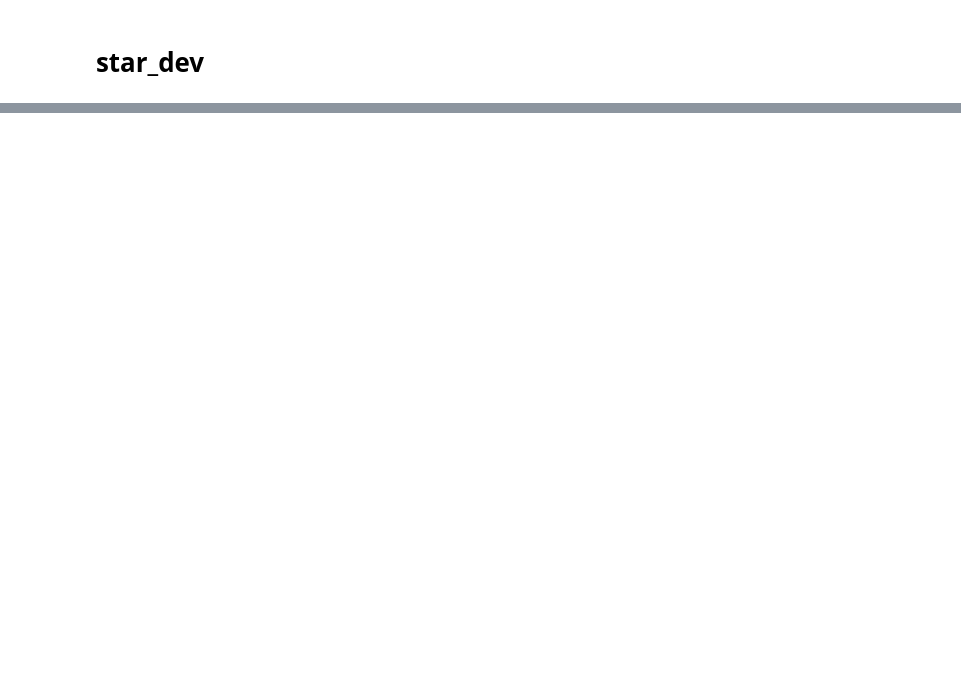
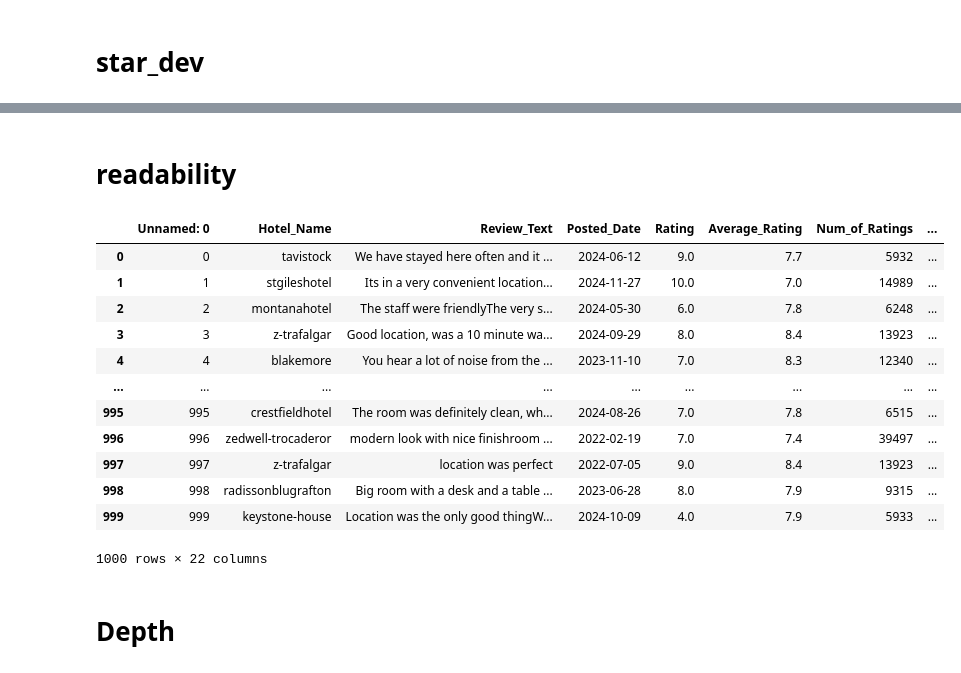
Before and after one commit to bhw119/PADA_LAB, a Jupyter notebook: preprocessing_code/preprocessing_merged.ipynb, the cells around one changed output, grey strips where cells are left out. Drawn from its saved outputs; the diff is of its cells as text; code cells hidden in the pictures; blank space fills up the shorter version.

```diff
--- a/preprocessing_code/Untitled.ipynb
+++ b/preprocessing_code/preprocessing_merged.ipynb
@@ -94,0 +94,30 @@ df
+# %% [markdown]
+# readability
+# %%
+import textstat
+
+
+# 4. Readability 점수를 계산할 열 이름 설정
+text_column = "Review_Text"  # CSV 파일의 텍스트가 저장된 열 이름
+
+# 5. 새로운 열 추가 및 점수 계산
+df["FOG Index"] = df[text_column].apply(lambda text: textstat.gunning_fog(str(text)))
+df["Flesch Reading Ease"] = df[text_column].apply(lambda text: textstat.flesch_reading_ease(str(text)))
+
+df
+# %% [output]
+|  | Unnamed: 0 | Hotel_Name | Review_Text | Posted_Date | Rating | Average_Rating | Num_of_Ratings | ... |
+| 0 | 0 | tavistock | We have stayed here often and it ... | 2024-06-12 | 9.0 | 7.7 | 5932 | ... |
+| 1 | 1 | stgileshotel | Its in a very convenient location... | 2024-11-27 | 10.0 | 7.0 | 14989 | ... |
+| 2 | 2 | montanahotel | The staff were friendlyThe very s... | 2024-05-30 | 6.0 | 7.8 | 6248 | ... |
+| 3 | 3 | z-trafalgar | Good location, was a 10 minute wa... | 2024-09-29 | 8.0 | 8.4 | 13923 | ... |
+| 4 | 4 | blakemore | You hear a lot of noise from the ... | 2023-11-10 | 7.0 | 8.3 | 12340 | ... |
+| ... | ... | ... | ... | ... | ... | ... | ... | ... |
+| 995 | 995 | crestfieldhotel | The room was definitely clean, wh... | 2024-08-26 | 7.0 | 7.8 | 6515 | ... |
+| 996 | 996 | zedwell-trocaderor | modern look with nice finishroom ... | 2022-02-19 | 7.0 | 7.4 | 39497 | ... |
+| 997 | 997 | z-trafalgar | location was perfect | 2022-07-05 | 9.0 | 8.4 | 13923 | ... |
+| 998 | 998 | radissonblugrafton | Big room with a desk and a table ... | 2023-06-28 | 8.0 | 7.9 | 9315 | ... |
+| 999 | 999 | keystone-house | Location was the only good thingW... | 2024-10-09 | 4.0 | 7.9 | 5933 | ... |
+1000 rows × 22 columns
+# %% [markdown]
+# Depth
```
Also changed, not shown: parts of 7 cells of this notebook, 1 other file.
